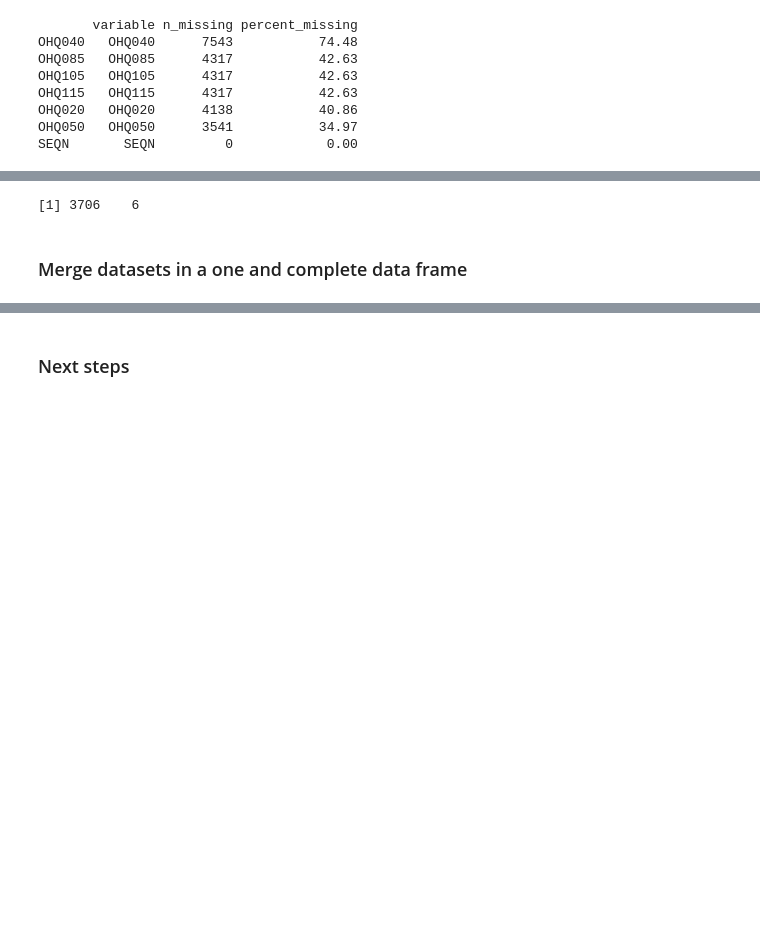
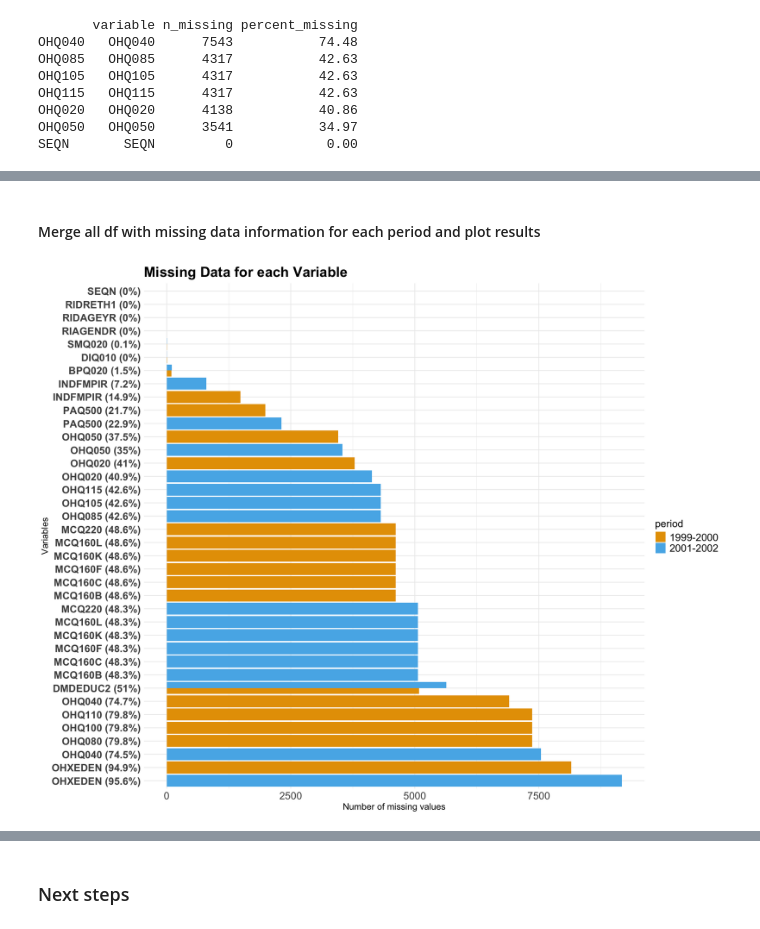
Before and after one commit to silvano315/Med-Physics, a Jupyter notebook: notebooks/NHANES_analysis.ipynb, the cells around one changed output, grey strips where cells are left out. Drawn from its saved outputs; the diff is of its cells as text; code cells hidden in the pictures; blank space fills up the shorter version.

Commit message:
removed two columns and new plots

```diff
--- a/notebooks/NHANES_analysis.ipynb
+++ b/notebooks/NHANES_analysis.ipynb
@@ -804,6 +794,43 @@ elderly_demo_data <- combined_demo %>%
-# %%
-dim(elderly_demo_data)
-# %% [output]
-[1] 3706    6
-# %% [markdown]
-### Merge datasets in a one and complete data frame
+# %% [markdown]
+#### Merge all df with missing data information for each period and plot results
+# %%
+missing_99_00 <- bind_rows(
+  oral_99_00_missing, eden_99_00_missing, physical_99_00_missing,
+  blood_pressure_99_00_missing, diabetes_99_00_missing, med_cond_99_00_missing,
+  smoking_99_00_missing, demo_99_00_missing
+) %>%
+  mutate(period = "1999-2000")
+
+missing_01_02 <- bind_rows(
+  oral_01_02_missing, eden_01_02_missing, physical_01_02_missing,
+  blood_pressure_01_02_missing, diabetes_01_02_missing, med_cond_01_02_missing,
+  smoking_01_02_missing, demo_01_02_missing
+) %>%
+  mutate(period = "2001-2002")
+# %%
+missing_data <- bind_rows(missing_99_00, missing_01_02)
+
+missing_data <- missing_data %>%
+mutate(variable_label = paste0(variable, " (", round(percent_missing, 1), "%)"))
+# %%
+options(repr.plot.width=15, repr.plot.height=12)
+
+ggplot(missing_data, aes(x = reorder(variable_label, -n_missing), y = n_missing, fill = period)) +
+  geom_col(position = 'dodge') +
+  coord_flip() +
+  labs(title = "Missing Data for each Variable",
+       x = "Variables",
+       y = "Number of missing values") +
+  theme_minimal() +
+  theme(
+    plot.title = element_text(size = 22, face = "bold"),
+    axis.text.y = element_text(size = 16, face = "bold"),
+    axis.text.x = element_text(size = 16),
+    axis.title.x = element_text(size = 14),
+    axis.title.y = element_text(size = 14),
+    legend.text = element_text(size = 16),
+    legend.title = element_text(size = 16)
+  ) +
+  scale_fill_manual(values = c("1999-2000" = "#E69F00", "2001-2002" = "#56B4E9"))
+# %% [output]
+[figure, added]
```
Also changed, not shown: parts of 16 cells of this notebook.
